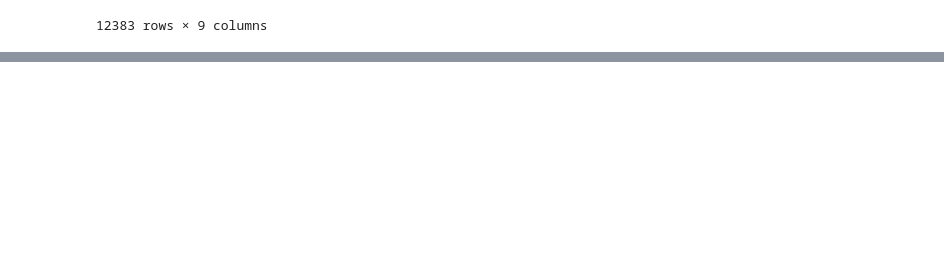
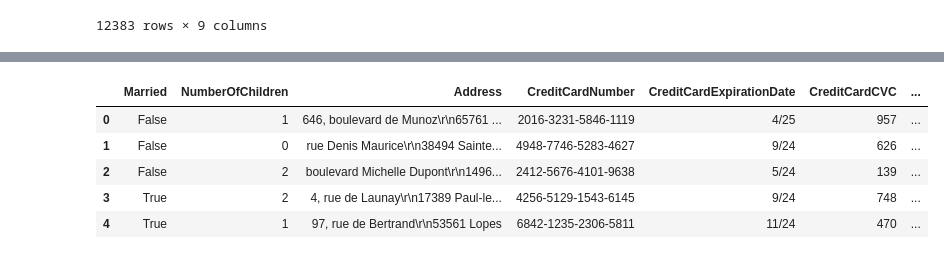
Before and after one commit to iliasslasri/DirectAssurance-Hackathon, a Jupyter notebook: ReIdentification_Sujet/ReIdentification_Sujet_Iliass.ipynb, the cells around one changed output, grey strips where cells are left out. Cells and saved outputs as stored; diff of their text form; code cells hidden in the pictures; blank space fills up the shorter version.

Commit message:
calaculating birth date

```diff
--- a/ReIdentification_Sujet/ReIdentification_Sujet_Iliass.ipynb
+++ b/ReIdentification_Sujet/ReIdentification_Sujet_Iliass.ipynb
@@ -100,0 +123,30 @@ clients_exo
+# %%
+def float_age_to_years_months_days(float_age):
+    # Convert the floating-point age to years, months, and days
+    years, remainder = divmod(float_age, 365.25)  # Taking into account leap years
+    months, days = divmod(remainder, 30.44)  # Assuming an average month length of 30.44 days
+
+    # Convert to integers
+    years = int(years)
+    months = int(months)
+    days = int(days)
+
+    return years, months, days
+
+# get the birth year
+
+clients_exo["birth_year"] = clients_exo.apply(lambda row: int(row["DrivingLicenseDateObtained"].split("-")[0]) - row["DrivingLicenseAgeObtained"], axis=1)
+
+clients_exo["date"] = pd.to_datetime(clients_exo["DrivingLicenseDateObtained"])
+
+clients_exo["birth_year"] = clients_exo["birth_year"].astype(int)
+clients_exo.head()
+
+# get the age from DrivingLicenseDateObtained and DrivingLicenseAgeObtained
+# %% [output]
+|  | Married | NumberOfChildren | Address | CreditCardNumber | CreditCardExpirationDate | CreditCardCVC | ... |
+| 0 | False | 1 | 646, boulevard de Munoz\r\n65761 ... | 2016-3231-5846-1119 | 4/25 | 957 | ... |
+| 1 | False | 0 | rue Denis Maurice\r\n38494 Sainte... | 4948-7746-5283-4627 | 9/24 | 626 | ... |
+| 2 | False | 2 | boulevard Michelle Dupont\r\n1496... | 2412-5676-4101-9638 | 5/24 | 139 | ... |
+| 3 | True | 2 | 4, rue de Launay\r\n17389 Paul-le... | 4256-5129-1543-6145 | 9/24 | 748 | ... |
+| 4 | True | 1 | 97, rue de Bertrand\r\n53561 Lopes | 6842-1235-2306-5811 | 11/24 | 470 | ... |
```
Also changed, not shown: parts of 3 cells of this notebook.
